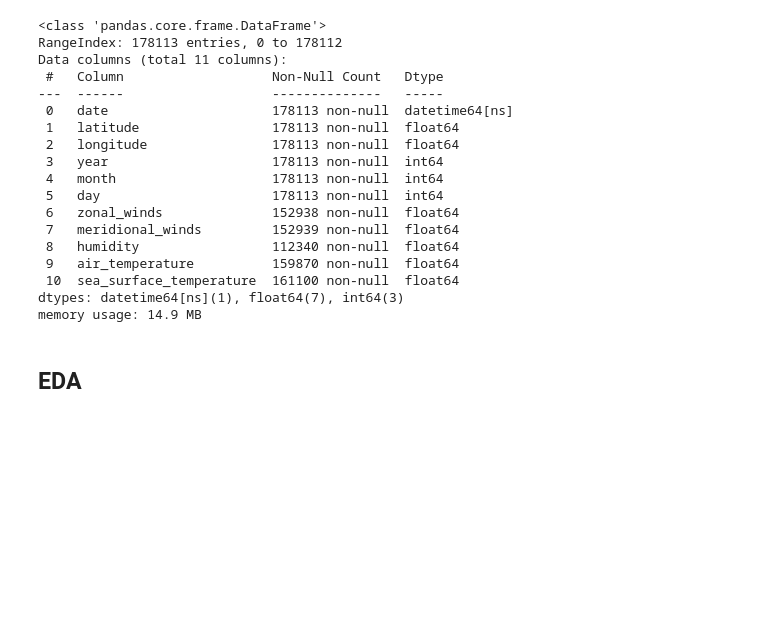
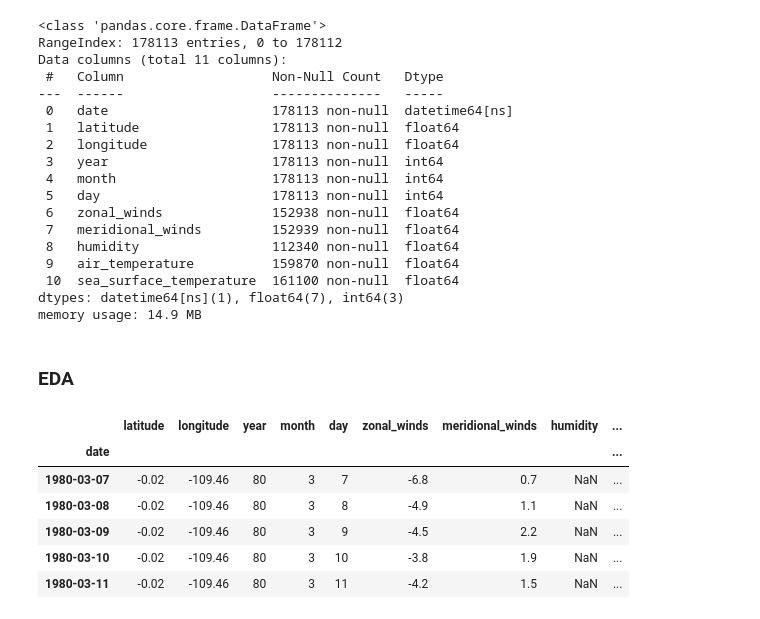
Before and after one commit to agraglez/enso-analysis, a Jupyter notebook: notebooks/enso-analysis.ipynb, the cells around one changed output. Saved outputs shown, nothing was run; the diff lists cells and outputs as text; code cells hidden in the pictures; blank space fills up the shorter version.

```diff
--- a/notebooks/enso-analysis.ipynb
+++ b/notebooks/enso-analysis.ipynb
@@ -373,4 +374,16 @@ Data columns (total 11 columns):
 dtypes: datetime64[ns](1), float64(7), int64(3)
 memory usage: 14.9 MB
 # %% [markdown]
-## EDA
+### EDA
+# %%
+# Setting the date column as index
+enso_dt = enso.set_index('date')
+enso_dt.head()
+# %% [output]
+|  | latitude | longitude | year | month | day | zonal_winds | meridional_winds | humidity | ... |
+| date |  |  |  |  |  |  |  |  | ... |
+| 1980-03-07 | -0.02 | -109.46 | 80 | 3 | 7 | -6.8 | 0.7 | NaN | ... |
+| 1980-03-08 | -0.02 | -109.46 | 80 | 3 | 8 | -4.9 | 1.1 | NaN | ... |
+| 1980-03-09 | -0.02 | -109.46 | 80 | 3 | 9 | -4.5 | 2.2 | NaN | ... |
+| 1980-03-10 | -0.02 | -109.46 | 80 | 3 | 10 | -3.8 | 1.9 | NaN | ... |
+| 1980-03-11 | -0.02 | -109.46 | 80 | 3 | 11 | -4.2 | 1.5 | NaN | ... |
```
Also changed, not shown: parts of 40 cells of this notebook, 2 other files.
